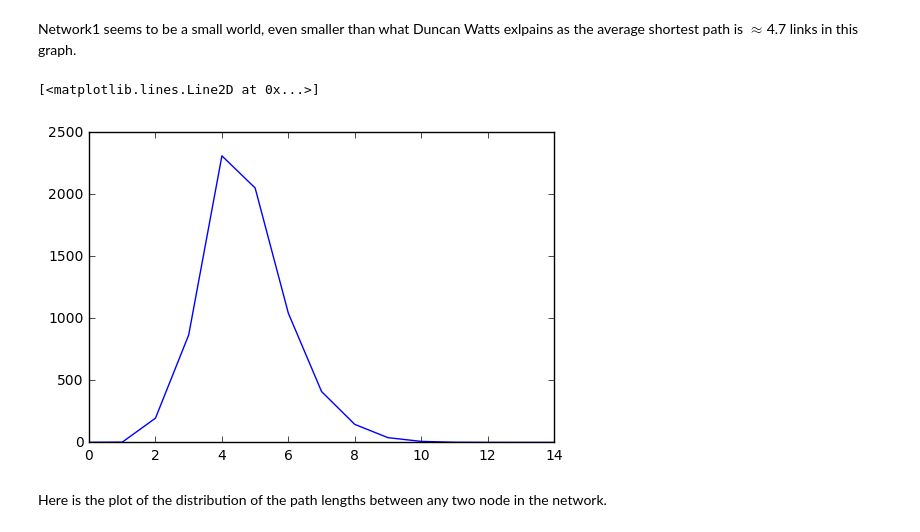
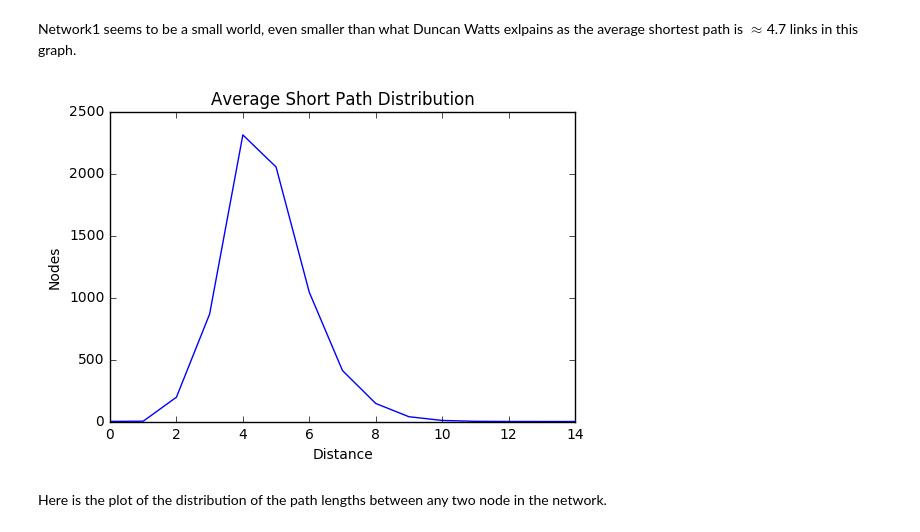
Before and after one commit to jeanbaptistebeau/Internet-Analytics-Notebooks, a Jupyter notebook: lab2/notebooks/ix-lab2-notebook-part1.ipynb, the cells around one changed output. Saved outputs shown, nothing was run; the diff lists cells and outputs as text; code cells hidden in the pictures.

```diff
--- a/lab2/notebooks/ix-lab2-notebook-part1.ipynb
+++ b/lab2/notebooks/ix-lab2-notebook-part1.ipynb
@@ -141,10 +144,15 @@ def path_length_distribution(path_lengths):
 # %%
 # x = distance, y = (number of couple of nodes at this distance / number of nodes)  Do we need division?
 distribution = path_length_distribution(path_lengths)
-plt.plot(list(distribution.keys()), list(distribution.values()))
-# %% [output]
-[<matplotlib.lines.Line2D at 0x...>]
-[figure, removed]
+# %%
+fig, ax = plt.subplots()
+ax.set_title("Average Short Path Distribution")
+ax.xaxis.set_label_text("Distance")
+ax.yaxis.set_label_text("Nodes")
+ax.plot(list(distribution.keys()), list(distribution.values()))
+plt.show()
+# %% [output]
+[figure, added]
 # %% [markdown]
 Here is the plot of the distribution of the path lengths between any two node in the network.
 # %% [markdown]
```
Also changed, not shown: parts of 10 cells of this notebook, 1 other file.
